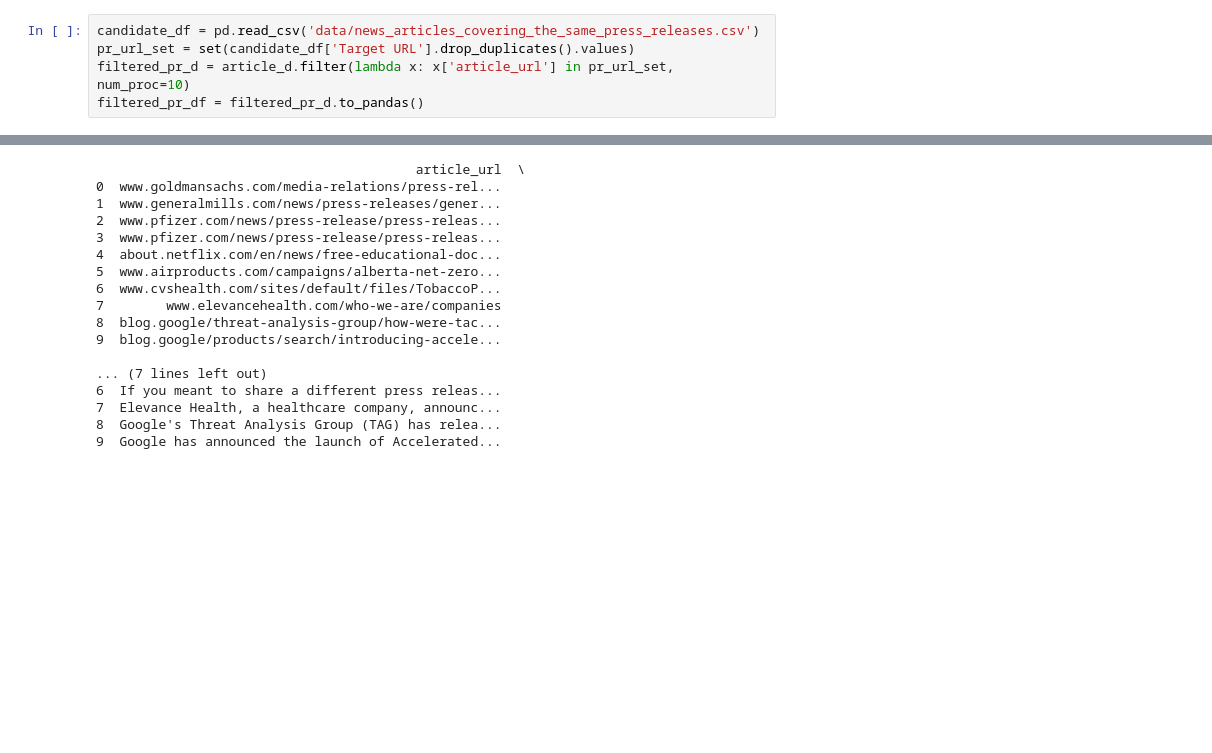
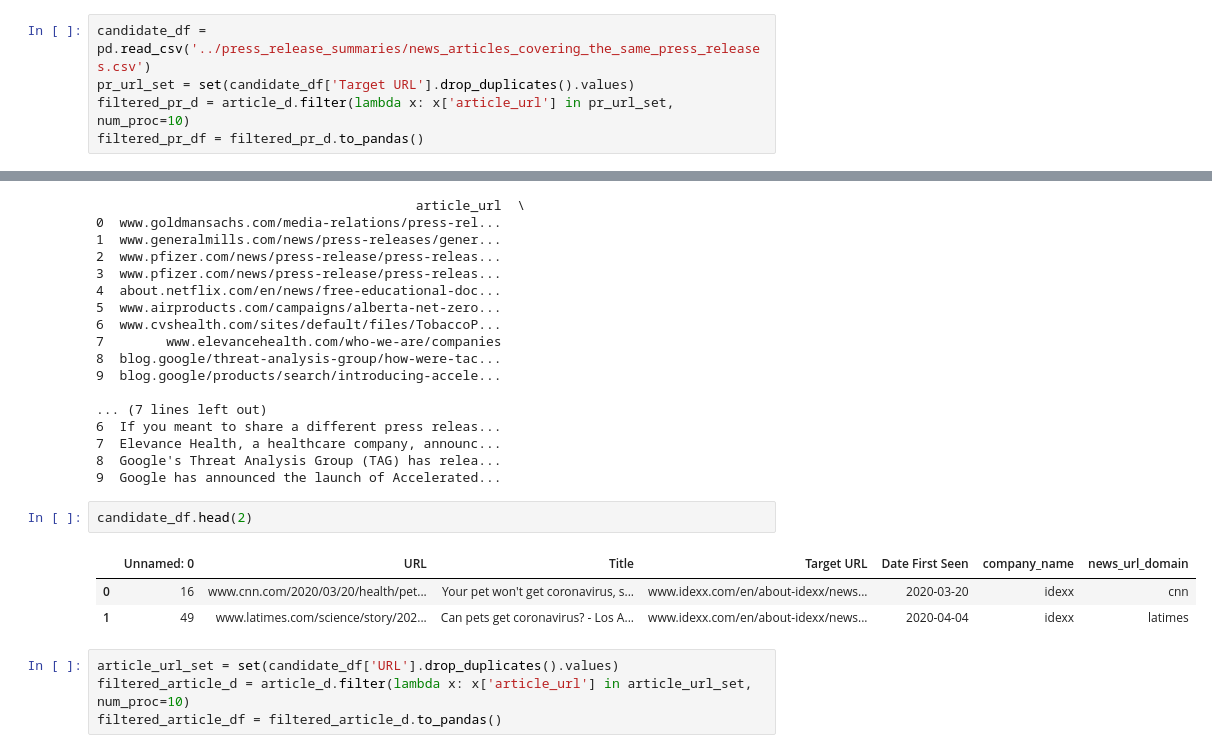
Before and after one commit to Yiqinh/conditional-information-retrieval, a Jupyter notebook: notebooks/press_release.ipynb, the cells around one changed output, grey strips where cells are left out. Saved outputs shown, nothing was run; the diff lists cells and outputs as text; blank space fills up the shorter version.

```diff
--- a/notebooks/press_release.ipynb
+++ b/notebooks/press_release.ipynb
@@ -13,5 +13,5 @@ article_d = load_from_disk('../all-coref-resolved')
 # %%
-candidate_df = pd.read_csv('data/news_articles_covering_the_same_press_releases.csv')
+candidate_df = pd.read_csv('../press_release_summaries/news_articles_covering_the_same_press_releases.csv')
 pr_url_set = set(candidate_df['Target URL'].drop_duplicates().values)
 filtered_pr_d = article_d.filter(lambda x: x['article_url'] in pr_url_set, num_proc=10)
 filtered_pr_df = filtered_pr_d.to_pandas()
@@ -56,3 +62,13 @@ print(a)
 7  Elevance Health, a healthcare company, announc...
 8  Google's Threat Analysis Group (TAG) has relea...
 9  Google has announced the launch of Accelerated...
+# %%
+candidate_df.head(2)
+# %% [output]
+|  | Unnamed: 0 | URL | Title | Target URL | Date First Seen | company_name | news_url_domain |
+| 0 | 16 | www.cnn.com/2020/03/20/health/pet... | Your pet won't get coronavirus, s... | www.idexx.com/en/about-idexx/news... | 2020-03-20 | idexx | cnn |
+| 1 | 49 | www.latimes.com/science/story/202... | Can pets get coronavirus? - Los A... | www.idexx.com/en/about-idexx/news... | 2020-04-04 | idexx | latimes |
+# %%
+article_url_set = set(candidate_df['URL'].drop_duplicates().values)
+filtered_article_d = article_d.filter(lambda x: x['article_url'] in article_url_set, num_proc=10)
+filtered_article_df = filtered_article_d.to_pandas()
```
Also changed, not shown: parts of 6 cells of this notebook, 4 other files.
